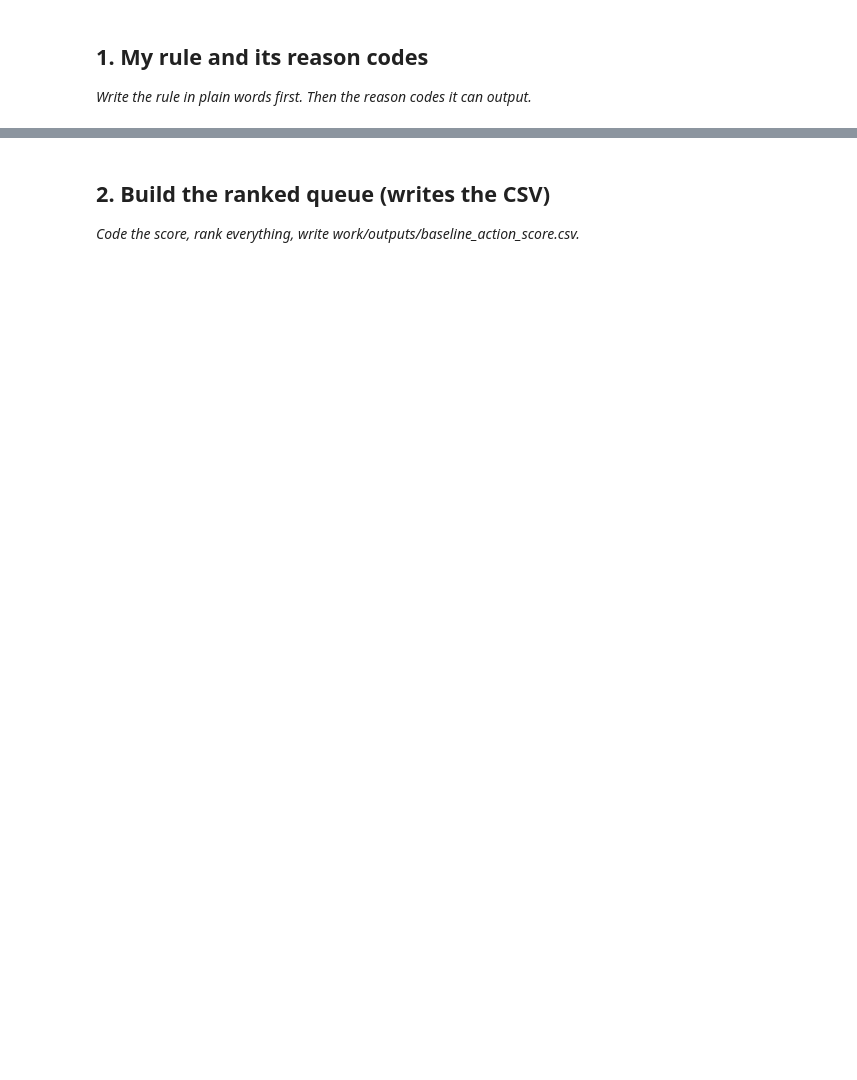
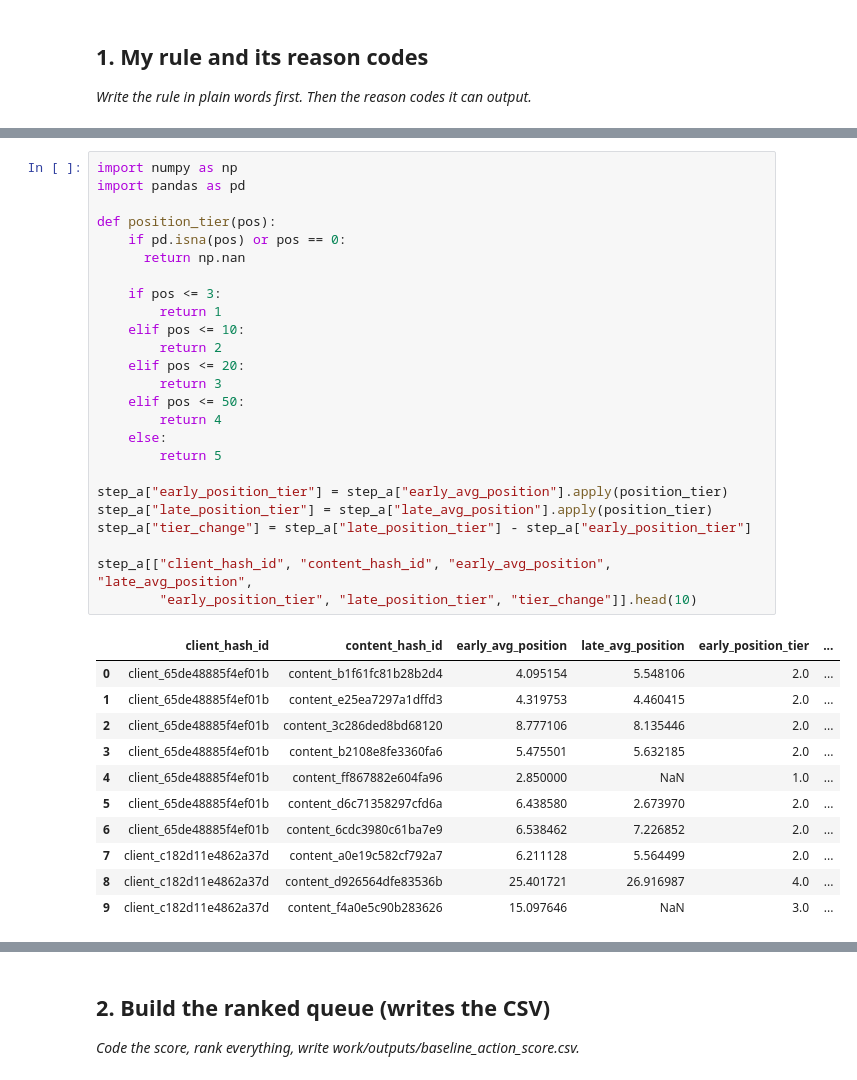
Before and after one commit to JasperOwen/flyrank-ml-internship, a Jupyter notebook: work/notebooks/w04_baseline_score.ipynb, the cells around one changed output, grey strips where cells are left out. Cells and saved outputs as stored; diff of their text form; blank space fills up the shorter version.

```diff
--- a/work/notebooks/w04_baseline_score.ipynb
+++ b/work/notebooks/w04_baseline_score.ipynb
@@ -15,0 +86,37 @@ This skeleton is yours to fill. Work the sections **in order** — each one has
+# %%
+import numpy as np
+import pandas as pd
+
+def position_tier(pos):
+    if pd.isna(pos) or pos == 0:
+      return np.nan
+
+    if pos <= 3:
+        return 1
+    elif pos <= 10:
+        return 2
+    elif pos <= 20:
+        return 3
+    elif pos <= 50:
+        return 4
+    else:
+        return 5
+
+step_a["early_position_tier"] = step_a["early_avg_position"].apply(position_tier)
+step_a["late_position_tier"] = step_a["late_avg_position"].apply(position_tier)
+step_a["tier_change"] = step_a["late_position_tier"] - step_a["early_position_tier"]
+
+step_a[["client_hash_id", "content_hash_id", "early_avg_position", "late_avg_position",
+        "early_position_tier", "late_position_tier", "tier_change"]].head(10)
+# %% [output]
+|  | client_hash_id | content_hash_id | early_avg_position | late_avg_position | early_position_tier | ... |
+| 0 | client_65de48885f4ef01b | content_b1f61fc81b28b2d4 | 4.095154 | 5.548106 | 2.0 | ... |
+| 1 | client_65de48885f4ef01b | content_e25ea7297a1dffd3 | 4.319753 | 4.460415 | 2.0 | ... |
+| 2 | client_65de48885f4ef01b | content_3c286ded8bd68120 | 8.777106 | 8.135446 | 2.0 | ... |
+| 3 | client_65de48885f4ef01b | content_b2108e8fe3360fa6 | 5.475501 | 5.632185 | 2.0 | ... |
+| 4 | client_65de48885f4ef01b | content_ff867882e604fa96 | 2.850000 | NaN | 1.0 | ... |
+| 5 | client_65de48885f4ef01b | content_d6c71358297cfd6a | 6.438580 | 2.673970 | 2.0 | ... |
+| 6 | client_65de48885f4ef01b | content_6cdc3980c61ba7e9 | 6.538462 | 7.226852 | 2.0 | ... |
+| 7 | client_c182d11e4862a37d | content_a0e19c582cf792a7 | 6.211128 | 5.564499 | 2.0 | ... |
+| 8 | client_c182d11e4862a37d | content_d926564dfe83536b | 25.401721 | 26.916987 | 4.0 | ... |
+| 9 | client_c182d11e4862a37d | content_f4a0e5c90b283626 | 15.097646 | NaN | 3.0 | ... |
```
Also changed, not shown: parts of 16 cells of this notebook.
